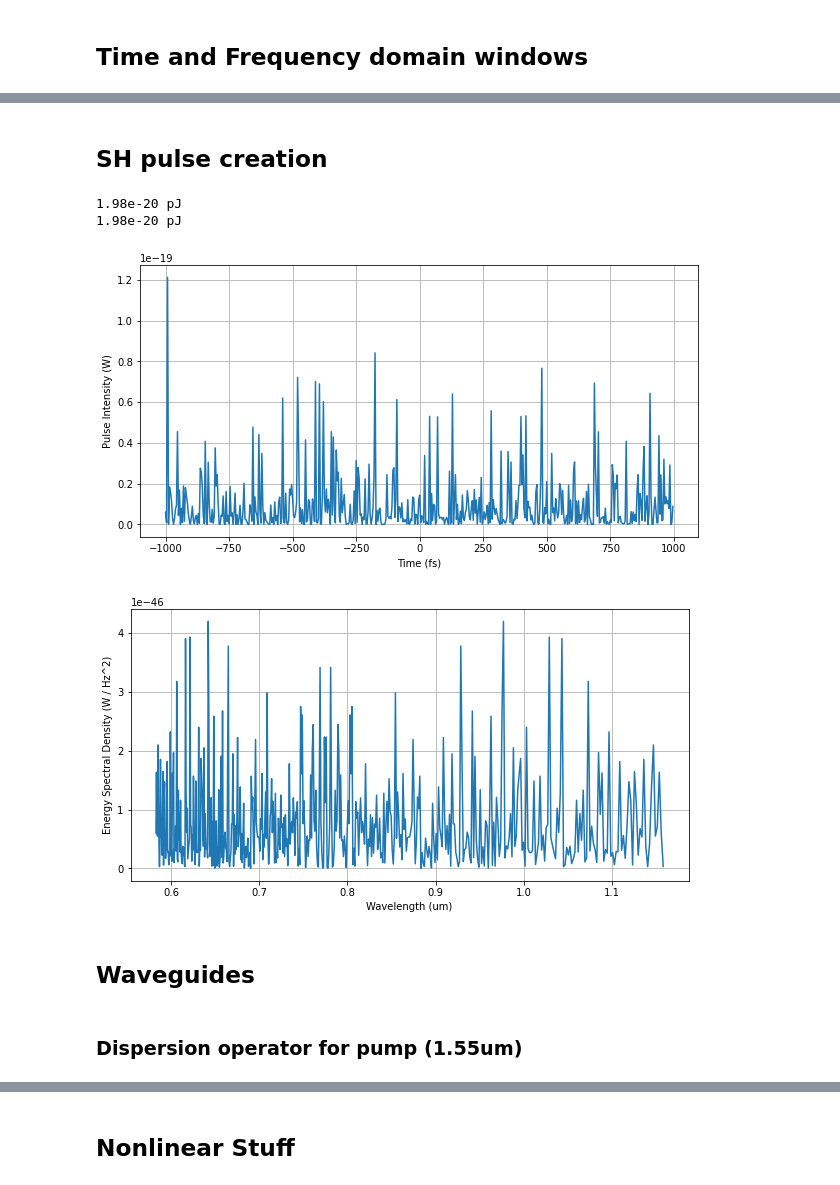
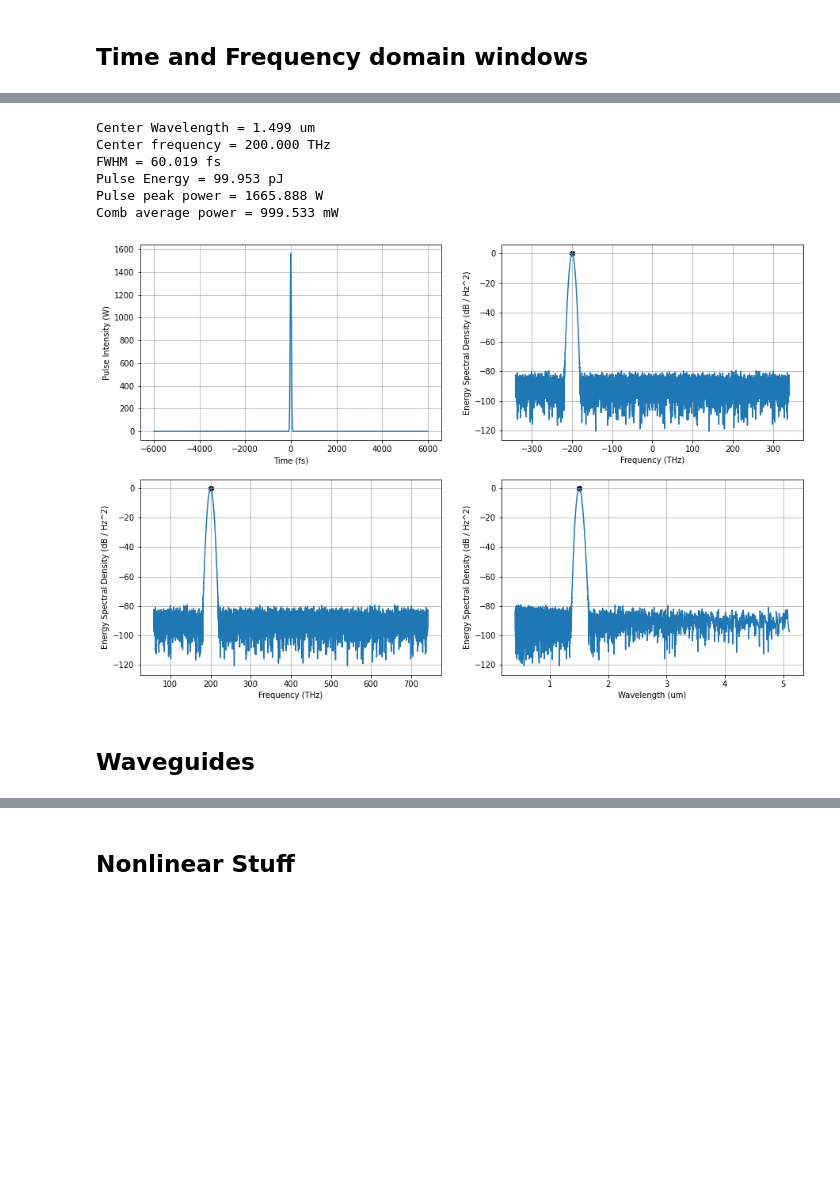
Before and after one commit to ledezmaluism/snow, a Jupyter notebook: Notebooks/SCG_2.ipynb, the cells around one changed output, grey strips where cells are left out. Drawn from its saved outputs; the diff is of its cells as text; code cells hidden in the pictures; blank space fills up the shorter version.

```diff
--- a/Notebooks/SCG_2.ipynb
+++ b/Notebooks/SCG_2.ipynb
@@ -86,25 +92,52 @@ Pulse energy =  1.00e+01 pJ
-# %% [markdown]
-## SH pulse creation
-# %%
-#Pulse creation
-pulse_2 = 1e-10*np.random.normal(size=NFFT)
-
-#Parameters
-wl0_2 = wl0_1/2 #pump wavelength
-f0_2 = c/wl0_2 #Center frequency fundamental
-omega0_2 = 2*pi*f0_2 #Central angular frequency for fundamental pulse
-
-f_2 = f + f0_2 #Array of absolute frequencies
-wl_2 = c/f_2 #Array of wavelengths
-
-nlo.plot_magsq(t*1e15, pulse_2)
-nlo.plot_ESD_vs_wavelength(t, pulse_2, f0_2, shift=False)
-print(format(nlo.energy_td(t, pulse_2)*1e12, '0.2e'), 'pJ')
-print(format(nlo.energy_fd(t, pulse_2)*1e12, '0.2e'), 'pJ')
-# %% [output]
-1.98e-20 pJ
-1.98e-20 pJ
-[figure, removed]
-[figure, removed]
+# %%
+#Parameters
+# wl0 = 1.55e-6 #center wavelength
+# f0 = c/wl0
+f0 = 200e12
+wl0 = c/f0
+delta_omega = 2*pi*(f0 - f_ref)
+
+#get the f0 frequency index
+f0_index = np.abs(f+f_ref - f0).argmin()
+
+pulse_energy = 100e-12
+tau = 60e-15 #Pulse width
+
+#Pulse creation
+frep = 10e9
+pulse = np.sqrt(0.939*pulse_energy/tau)*np.exp(-2*np.log(2)*(t/tau)**2)*np.exp(1j*delta_omega*t)
+noise = 1e-3*np.random.normal(size=NFFT)
+pulse = pulse + noise
+pulse_energy = nlo.energy_td(t, pulse) #To check that everything went well
+
+print('Center Wavelength = %0.3f um' %(wl0*1e6))
+print('Center frequency = %0.3f THz' %(f0*1e-12))
+print('FWHM = %0.3f fs' %(nlo.FWHM(t, pulse)*1e15))
+print('Pulse Energy = %0.3f pJ' %(pulse_energy*1e12))
+print('Pulse peak power = %0.3f W' %(pulse_energy/tau))
+print('Comb average power = %0.3f mW' %(pulse_energy*frep*1e3))
+
+plt.rcParams['figure.figsize'] = [15, 10]
+fig = plt.figure()
+ax1 = fig.add_subplot(221)
+ax2 = fig.add_subplot(222)
+ax3 = fig.add_subplot(223)
+ax4 = fig.add_subplot(224)
+nlo.plot_magsq(t*1e15, pulse, ax=ax1);
+nlo.plot_ESD_dB(t*1e12, pulse, ax=ax2)
+nlo.plot_ESD_dB_absfreq(t*1e12, pulse, f_ref*1e-12, ax=ax3)
+nlo.plot_ESD_dB_vs_wavelength(t, pulse, f_ref, ax=ax4)
+
+ax2.scatter(f[f0_index]*1e-12, 0, c='k');
+ax3.scatter((f[f0_index]+f_ref)*1e-12, 0, c='k');
+ax4.scatter(c/(f[f0_index]+f_ref)*1e6, 0, c='k');
+# %% [output]
+Center Wavelength = 1.499 um
+Center frequency = 200.000 THz
+FWHM = 60.019 fs
+Pulse Energy = 99.953 pJ
+Pulse peak power = 1665.888 W
+Comb average power = 999.533 mW
+[figure, added]
 # %% [markdown]
 ## Waveguides
@@ -117,2 +143,0 @@ wridge = 1.5
-# %% [markdown]
-### Dispersion operator for pump (1.55um)
```
Also changed, not shown: parts of 37 cells of this notebook.
